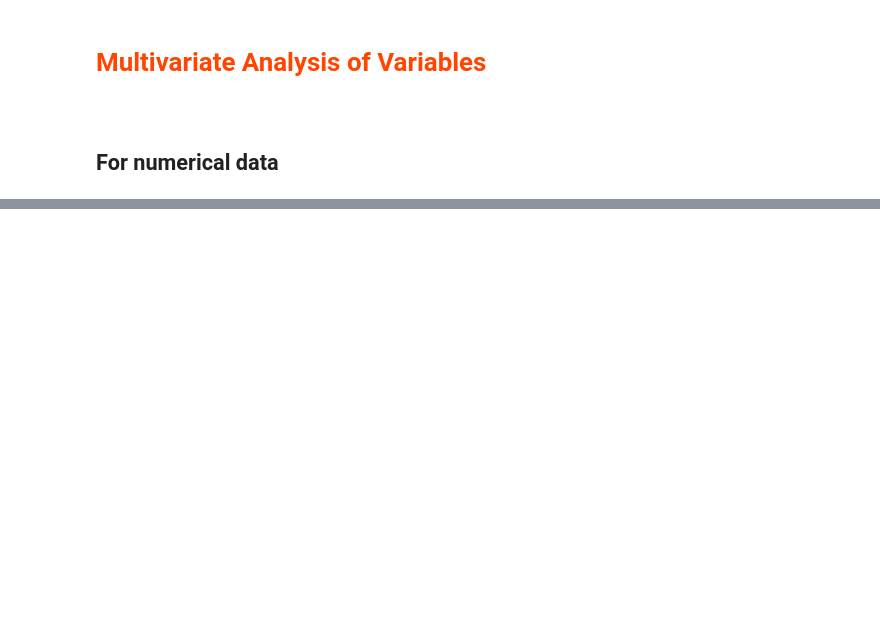
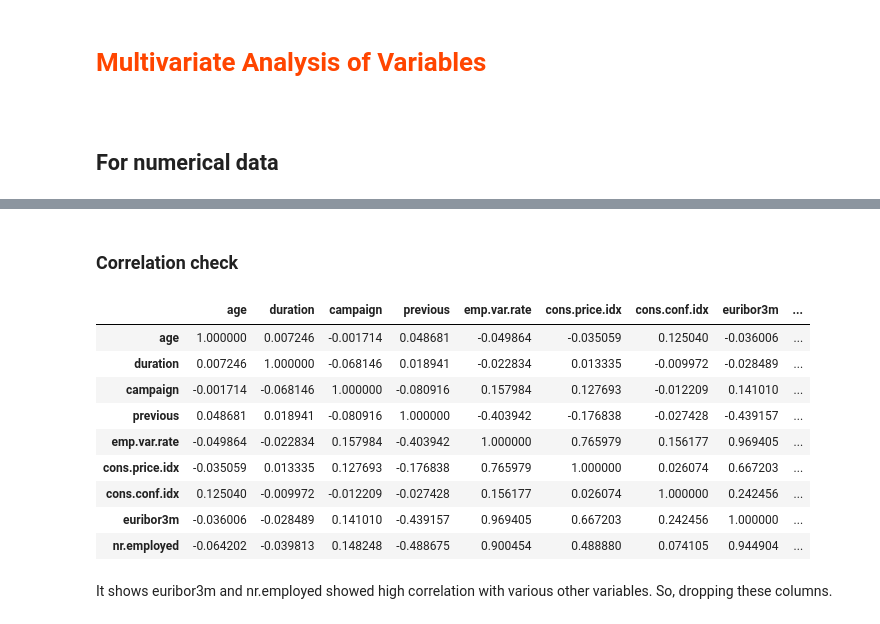
Before and after one commit to KISEE41/Banking-Marketing-Target, a Jupyter notebook: descriptive_analysis_of_variables.ipynb, the cells around one changed output, grey strips where cells are left out. Saved outputs shown, nothing was run; the diff lists cells and outputs as text; code cells hidden in the pictures; blank space fills up the shorter version.

Commit message:
perform correlation test

```diff
--- a/descriptive_analysis_of_variables.ipynb
+++ b/descriptive_analysis_of_variables.ipynb
@@ -358,0 +359,17 @@ numerical_columns
+# %% [markdown]
+### Correlation check
+# %%
+display(numerical_columns.corr())
+# %% [output]
+|  | age | duration | campaign | previous | emp.var.rate | cons.price.idx | cons.conf.idx | euribor3m | ... |
+| age | 1.000000 | 0.007246 | -0.001714 | 0.048681 | -0.049864 | -0.035059 | 0.125040 | -0.036006 | ... |
+| duration | 0.007246 | 1.000000 | -0.068146 | 0.018941 | -0.022834 | 0.013335 | -0.009972 | -0.028489 | ... |
+| campaign | -0.001714 | -0.068146 | 1.000000 | -0.080916 | 0.157984 | 0.127693 | -0.012209 | 0.141010 | ... |
+| previous | 0.048681 | 0.018941 | -0.080916 | 1.000000 | -0.403942 | -0.176838 | -0.027428 | -0.439157 | ... |
+| emp.var.rate | -0.049864 | -0.022834 | 0.157984 | -0.403942 | 1.000000 | 0.765979 | 0.156177 | 0.969405 | ... |
+| cons.price.idx | -0.035059 | 0.013335 | 0.127693 | -0.176838 | 0.765979 | 1.000000 | 0.026074 | 0.667203 | ... |
+| cons.conf.idx | 0.125040 | -0.009972 | -0.012209 | -0.027428 | 0.156177 | 0.026074 | 1.000000 | 0.242456 | ... |
+| euribor3m | -0.036006 | -0.028489 | 0.141010 | -0.439157 | 0.969405 | 0.667203 | 0.242456 | 1.000000 | ... |
+| nr.employed | -0.064202 | -0.039813 | 0.148248 | -0.488675 | 0.900454 | 0.488880 | 0.074105 | 0.944904 | ... |
+# %% [markdown]
+<p>It shows euribor3m and nr.employed showed high correlation with various other variables. So, dropping these columns.</p>
```
Also changed, not shown: parts of 4 cells of this notebook.
